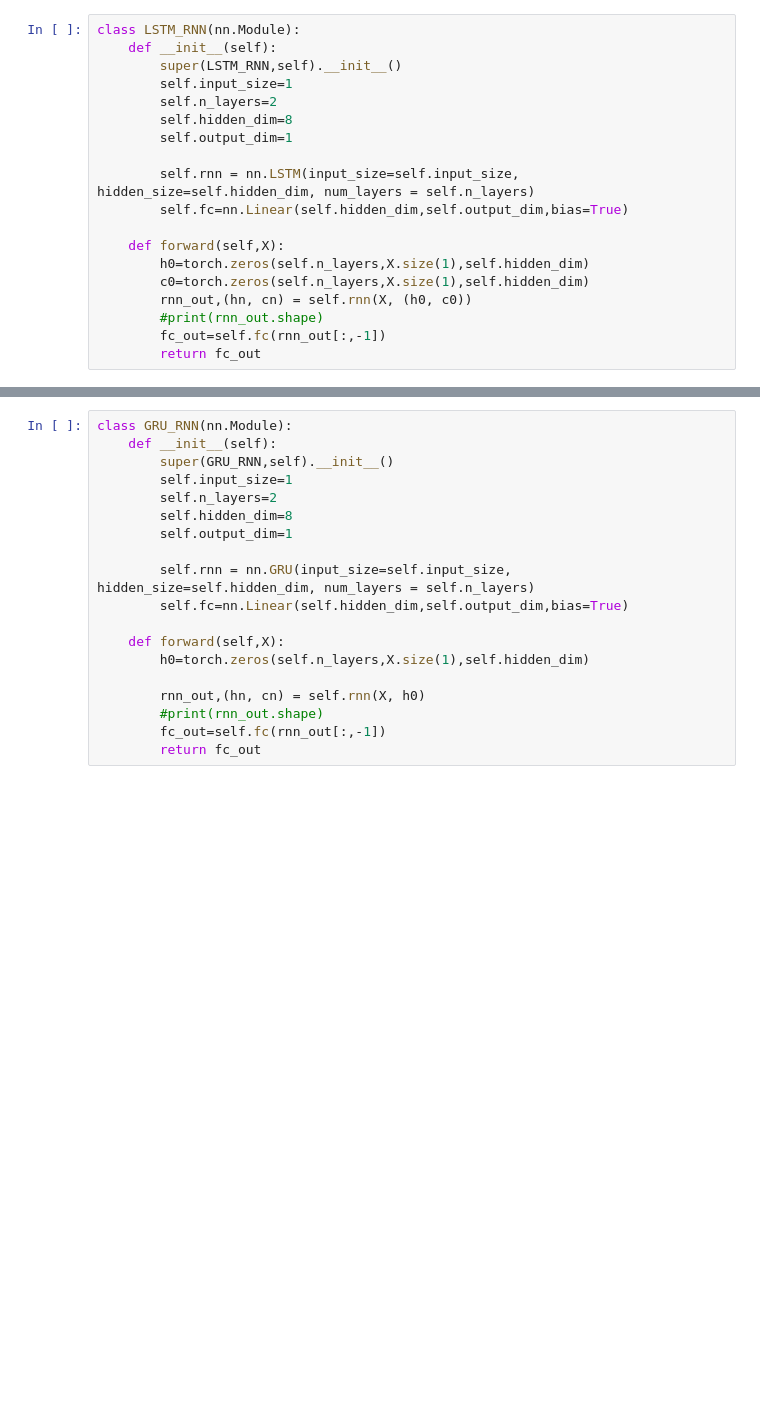
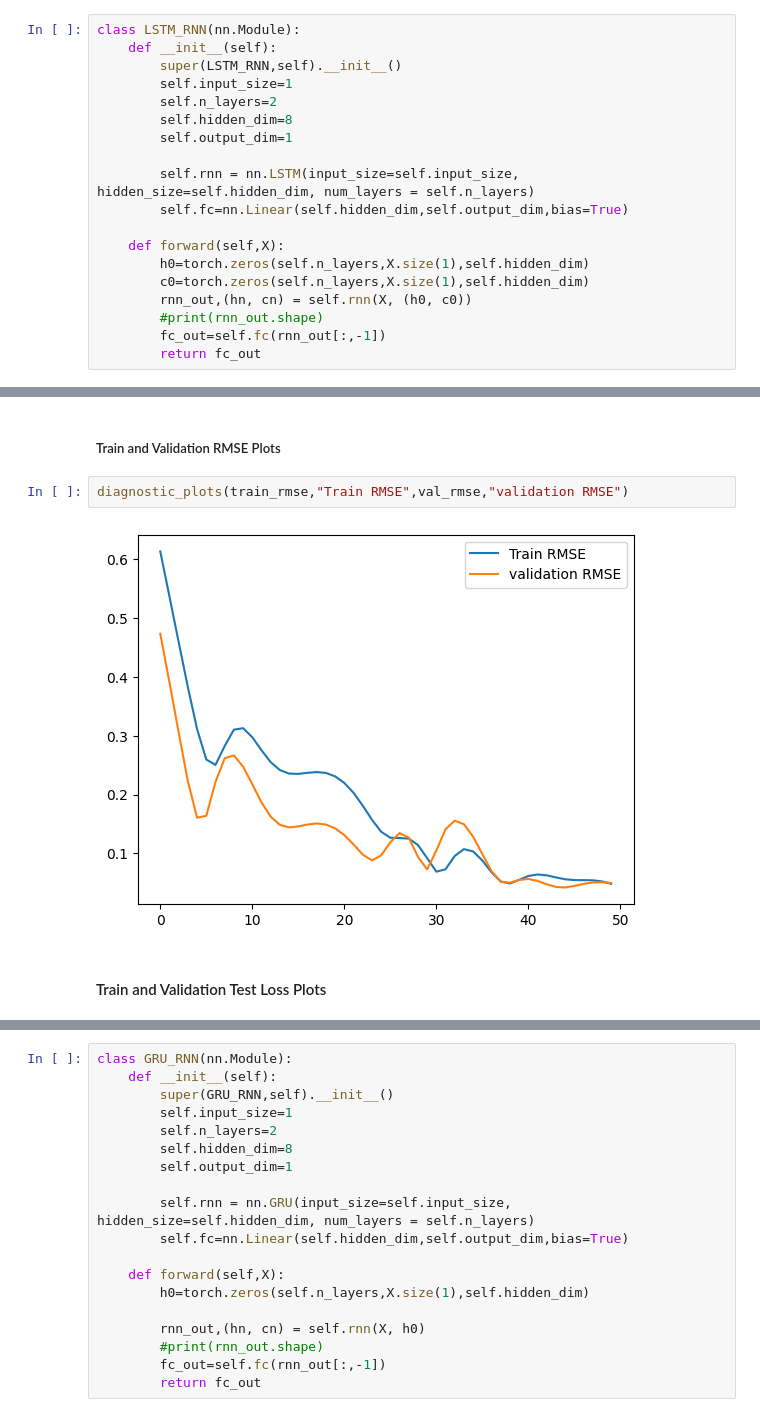
Before and after one commit to thethomasam/DL-Assignmnet-3-RNN, a Jupyter notebook: Assignment-3F.ipynb, the cells around one changed output, grey strips where cells are left out. Cells and saved outputs as stored; diff of their text form; blank space fills up the shorter version.

```diff
--- a/Assignment-3F.ipynb
+++ b/Assignment-3F.ipynb
@@ -239,3 +228,11 @@ epoch 49, training loss : 0.0027971738018095493
+# %% [markdown]
+##### Train and Validation RMSE Plots
+# %%
+diagnostic_plots(train_rmse,"Train RMSE",val_rmse,"validation RMSE")
+# %% [output]
+[figure, added]
+# %% [markdown]
+#### Train and Validation Test Loss Plots
 # %%
 diagnostic_plots(train_loss,"train loss",validation_loss,"validation loss")
 # %% [output]
```
Also changed, not shown: parts of 35 cells of this notebook.
